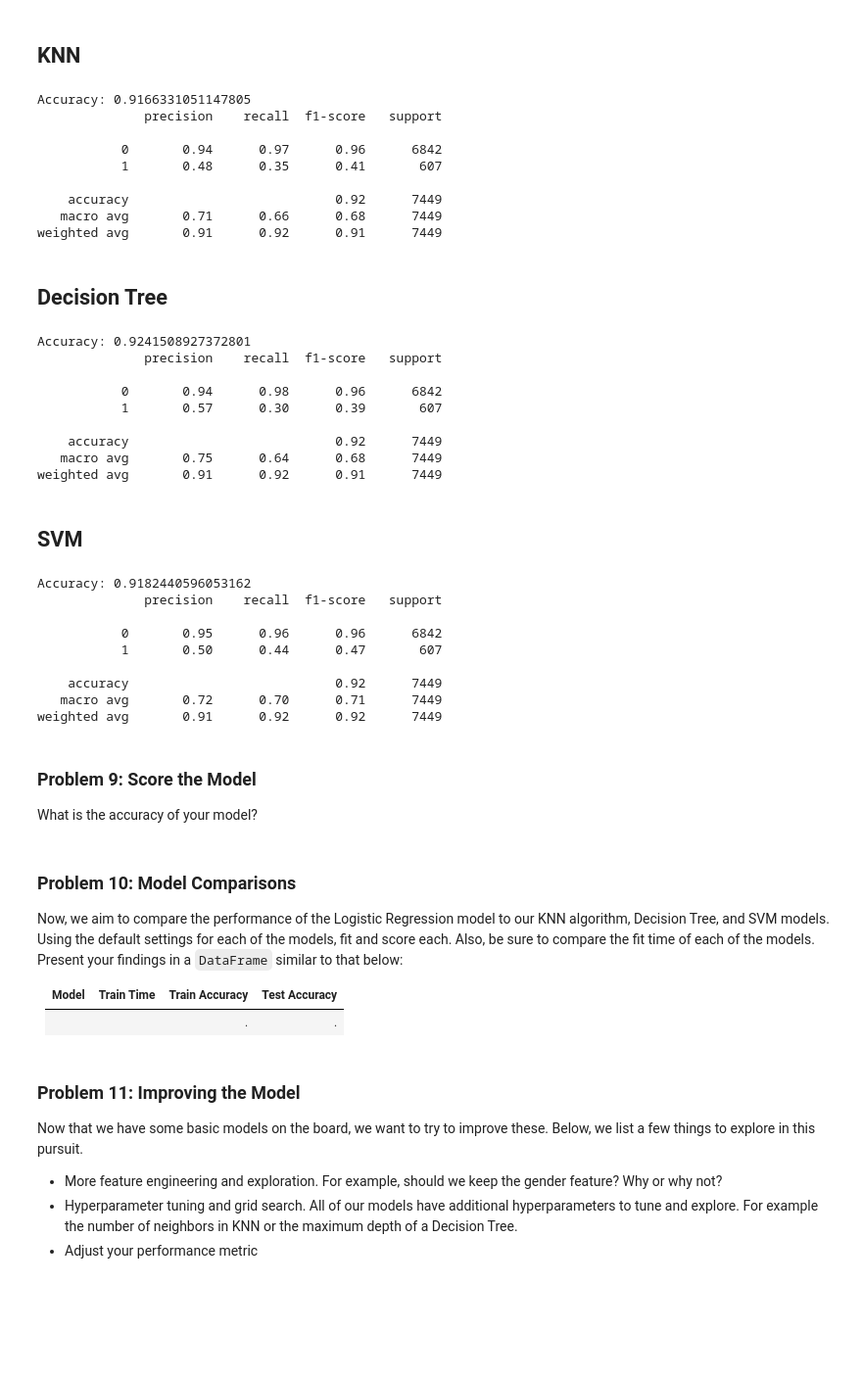
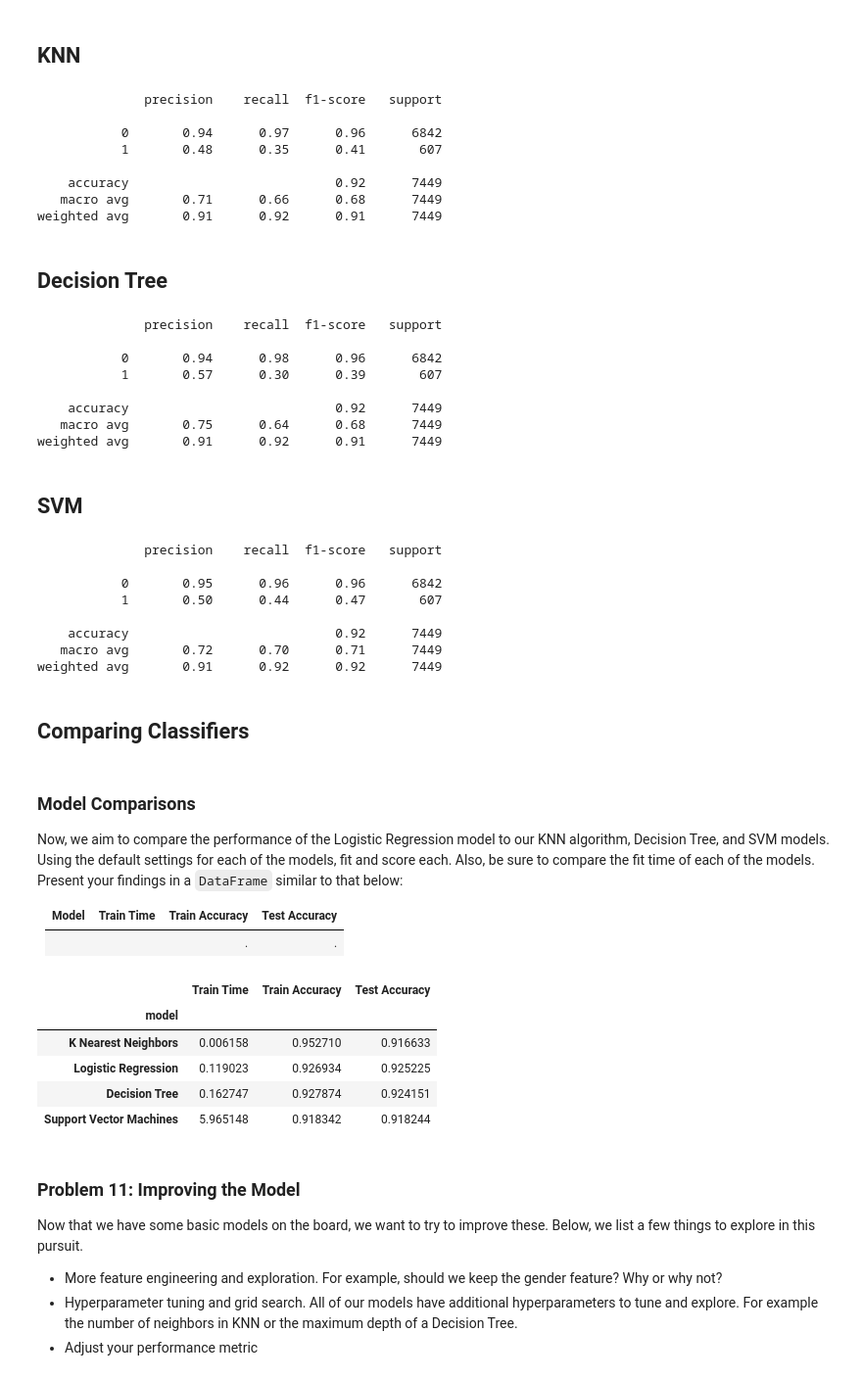
Before and after one commit to mohangunturu/ComparingClassifiers, a Jupyter notebook: prompt_III.ipynb, the cells around one changed output. Shown at 98% size. Drawn from its saved outputs; the diff is of its cells as text; code cells hidden in the pictures; blank space fills up the shorter version.

```diff
--- a/prompt_III.ipynb
+++ b/prompt_III.ipynb
@@ -602,18 +613,25 @@ Please also refer to the documentation for alternative solver options:
 model = KNeighborsClassifier(n_neighbors=3)  # Adjust the number of neighbors
 
 # Train the model on the training data
+start_train= time.time()
 model.fit(X_train, y_train)
+end_train = time.time()
+
+knfittime=end_train-start_train
 
 y_pred = model.predict(X_test)
 
 
-accuracy = accuracy_score(y_test, y_pred)
+kntestaccuracy = accuracy_score(y_test, y_pred)
 report = classification_report(y_test, y_pred)
 
-print(f"Accuracy: {accuracy}")
+y_pred = model.predict(X_train)
+
+kntrainaccuracy = accuracy_score(y_train, y_pred)
+
+
 print(report)
 # %% [output]
-Accuracy: 0.9166331051147805
               precision    recall  f1-score   support
 
            0       0.94      0.97      0.96      6842
@@ -629,18 +647,21 @@ weighted avg       0.91      0.92      0.91      7449
 model = DecisionTreeClassifier(max_depth=3)  # Adjust the depth and other hyperparameters
 
 # Train the model on the training data
+start_train= time.time()
 model.fit(X_train, y_train)
+end_train = time.time()
+
+dtfittime=end_train-start_train
 
 y_pred = model.predict(X_test)
 
 
-accuracy = accuracy_score(y_test, y_pred)
+dttestaccuracy = accuracy_score(y_test, y_pred)
 report = classification_report(y_test, y_pred)
-
-print(f"Accuracy: {accuracy}")
+y_pred = model.predict(X_train)
+dttrainaccuracy = accuracy_score(y_train, y_pred)
 print(report)
 # %% [output]
-Accuracy: 0.9241508927372801
               precision    recall  f1-score   support
 
            0       0.94      0.98      0.96      6842
@@ -656,18 +677,21 @@ weighted avg       0.91      0.92      0.91      7449
 model = SVC(kernel='linear', C=0.1)  # Adjust the kernel and other hyperparameters
 
 # Train the model on the training data
+start_train= time.time()
 model.fit(X_train, y_train)
+end_train = time.time()
+
+svmfittime=end_train-start_train
 
 y_pred = model.predict(X_test)
 
 
-accuracy = accuracy_score(y_test, y_pred)
+svmtestaccuracy = accuracy_score(y_test, y_pred)
 report = classification_report(y_test, y_pred)
-
-print(f"Accuracy: {accuracy}")
+y_pred = model.predict(X_train)
+svmtrainaccuracy = accuracy_score(y_train, y_pred)
 print(report)
 # %% [output]
-Accuracy: 0.9182440596053162
               precision    recall  f1-score   support
 
            0       0.95      0.96      0.96      6842
@@ -676,18 +700,31 @@ Accuracy: 0.9182440596053162
     accuracy                           0.92      7449
    macro avg       0.72      0.70      0.71      7449
 weighted avg       0.91      0.92      0.92      7449
-# %% [markdown]
-### Problem 9: Score the Model
-
-What is the accuracy of your model?
+# %% [markdown]
+## Comparing Classifiers
 # %% [markdown]
-### Problem 10: Model Comparisons
+###  Model Comparisons
 
 Now, we aim to compare the performance of the Logistic Regression model to our KNN algorithm, Decision Tree, and SVM models.  Using the default settings for each of the models, fit and score each.  Also, be sure to compare the fit time of each of the models.  Present your findings in a `DataFrame` similar to that below:
 
 | Model | Train Time | Train Accuracy | Test Accuracy |
 | ----- | ---------- | -------------  | -----------   |
 |     |    |.     |.     |
+# %%
+res_dict = {'model': ['K Nearest Neighbors', 'Logistic Regression', 'Decision Tree', 'Support Vector Machines'],
+           'Train Time': [knfittime,lrfittime, dtfittime, svmfittime],
+           'Train Accuracy': [kntrainaccuracy,lrtrainaccuracy, dttrainaccuracy, svmtrainaccuracy],
+           'Test Accuracy': [kntestaccuracy,lrtestaccuracy, dttestaccuracy, svmtestaccuracy]}
+results_df = pd.DataFrame(res_dict).set_index('model')
+
+results_df
+# %% [output]
+|  | Train Time | Train Accuracy | Test Accuracy |
+| model |  |  |  |
+| K Nearest Neighbors | 0.006158 | 0.952710 | 0.916633 |
+| Logistic Regression | 0.119023 | 0.926934 | 0.925225 |
+| Decision Tree | 0.162747 | 0.927874 | 0.924151 |
+| Support Vector Machines | 5.965148 | 0.918342 | 0.918244 |
 # %% [markdown]
 ### Problem 11: Improving the Model
 
```
Also changed, not shown: parts of 2 cells of this notebook.
